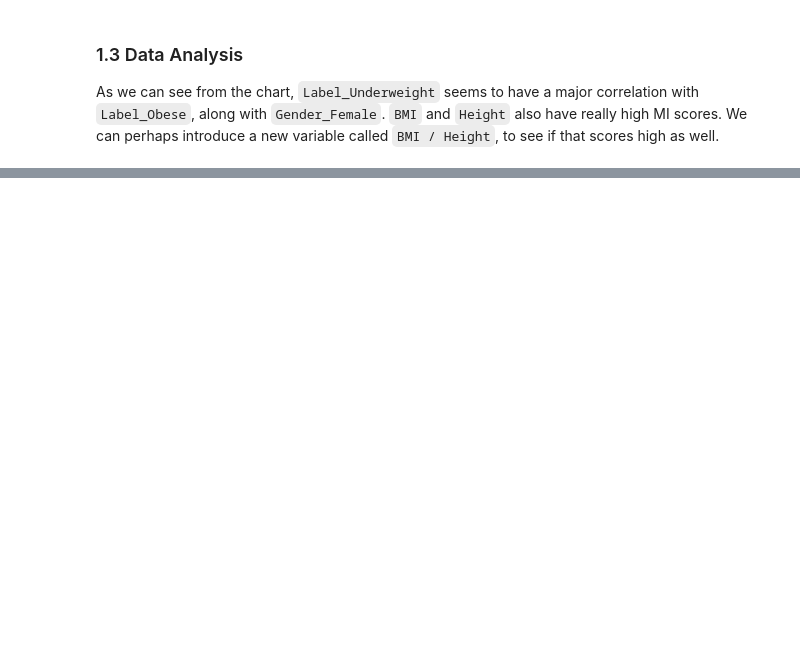
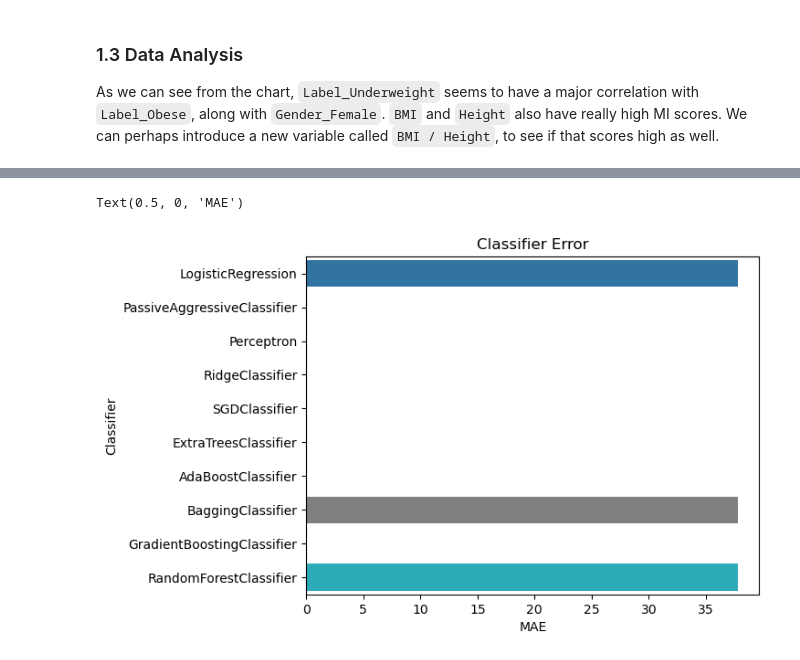
Before and after one commit to cthacker-udel/MLIntro, a Jupyter notebook: notebooks/obesity/index.ipynb, the cells around one changed output, grey strips where cells are left out. Cells and saved outputs as stored; diff of their text form; code cells hidden in the pictures; blank space fills up the shorter version.

```diff
--- a/notebooks/obesity/index.ipynb
+++ b/notebooks/obesity/index.ipynb
@@ -113,0 +157,8 @@ sns.barplot(x=updated_mi_scores.loc[0], y=updated_mi_scores.columns)
+# %%
+ax = sns.barplot(x=classifier_errors, y=classifier_names)
+ax.set_ylabel("Classifier")
+ax.set_title("Classifier Error")
+ax.set_xlabel("MAE")
+# %% [output]
+Text(0.5, 0, 'MAE')
+[figure, added]
```
Also changed, not shown: parts of 5 cells of this notebook, 1 other file.
